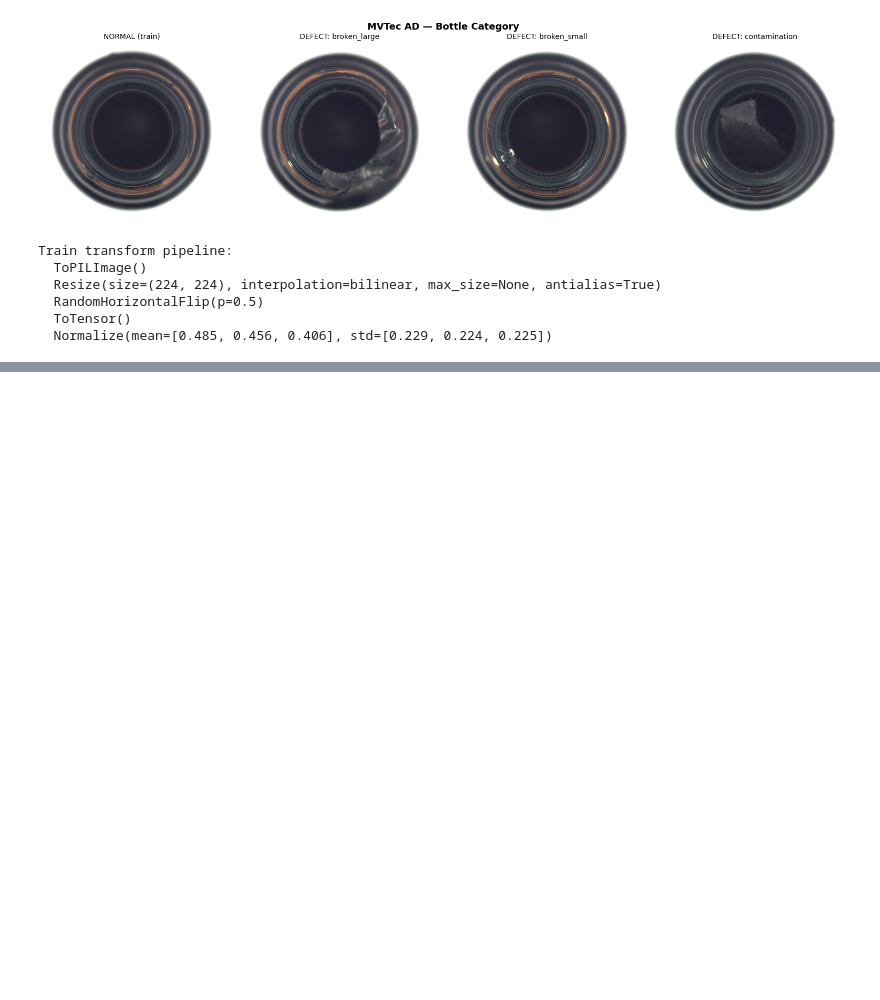
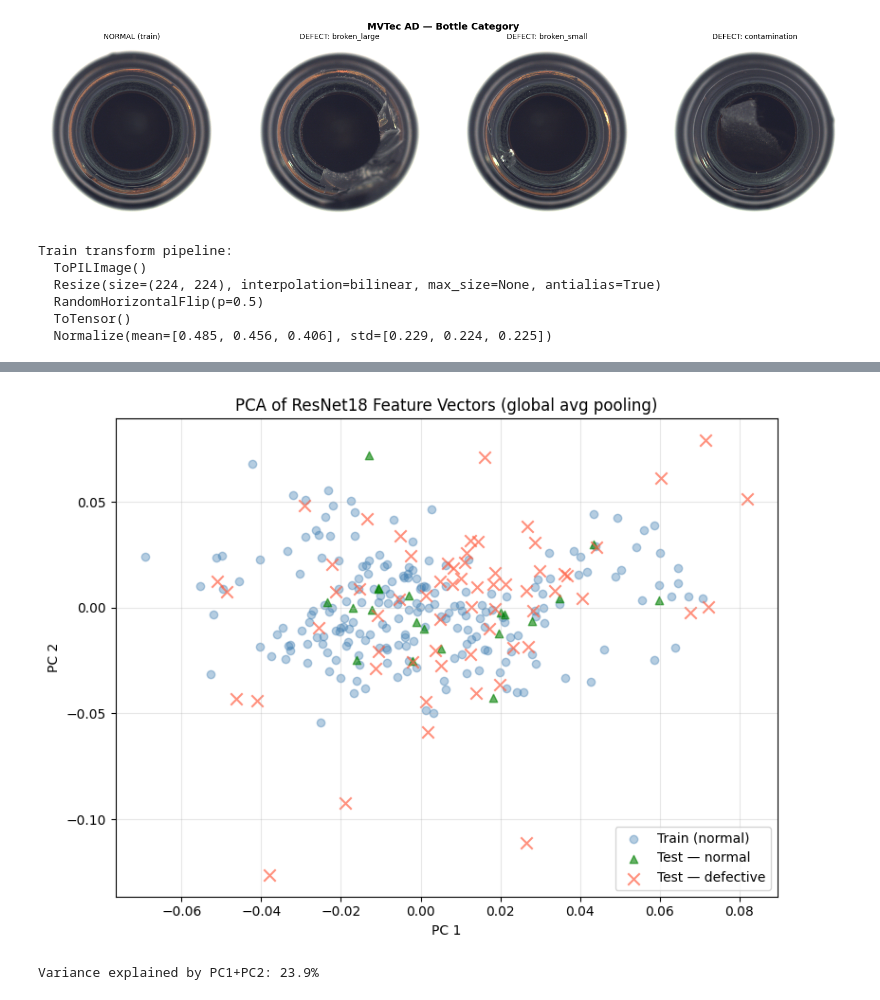
Before and after one commit to DianaHus/anomaly-detection-mvtec, a Jupyter notebook: notebook.ipynb, the cells around one changed output, grey strips where cells are left out. Cells and saved outputs as stored; diff of their text form; code cells hidden in the pictures; blank space fills up the shorter version.

```diff
--- a/notebook.ipynb
+++ b/notebook.ipynb
@@ -230,0 +336,43 @@ print(f"  Masks  : {list(masks.shape)}")
+# %%
+# ── Dimensionality reduction for feature visualisation ────────────────────────
+# Feature maps have shape (N, 128, 28, 28). To visualise them in 2D we use PCA.
+# First we "collapse" the spatial dimensions (28x28) with Global Average Pooling:
+# we average over all spatial positions -> each image becomes a 128-dimensional vector.
+# .mean(dim=[2, 3]) computes the mean over dimensions 2 and 3 (height and width)
+# .numpy() converts the PyTorch tensor to a NumPy array (required by scikit-learn)
+train_pooled = train_features.mean(dim=[2, 3]).numpy()  # (N_train, 128)
+test_pooled  = test_features.mean(dim=[2, 3]).numpy()   # (N_test, 128)
+test_labels  = np.array(test_dataset.labels)            # labels: 0=normal, 1=defective
+
+# ── PCA: from 128 dimensions down to 2 ───────────────────────────────────────
+# PCA(n_components=2) finds the 2 directions of maximum variance in the 128-dim space.
+# .fit() computes the principal components on the training data.
+# .transform() projects the data onto the 2 new dimensions.
+pca = PCA(n_components=2).fit(train_pooled)
+train_2d = pca.transform(train_pooled)  # (N_train, 2): 2D coordinates for each training image
+test_2d  = pca.transform(test_pooled)   # (N_test, 2): 2D coordinates for each test image
+
+# ── Scatter plot visualisation ────────────────────────────────────────────────
+plt.figure(figsize=(8, 6))
+# Blue dots: training images (all normal)
+plt.scatter(train_2d[:, 0], train_2d[:, 1],
+            c="steelblue", alpha=0.4, label="Train (normal)")
+# Green triangles: normal test images (test_labels == 0)
+# Boolean indexing: test_2d[mask, :] selects only rows where mask is True
+plt.scatter(test_2d[test_labels == 0, 0], test_2d[test_labels == 0, 1],
+            c="green", alpha=0.6, marker="^", label="Test — normal")
+# Red crosses: defective test images (test_labels == 1)
+plt.scatter(test_2d[test_labels == 1, 0], test_2d[test_labels == 1, 1],
+            c="tomato", alpha=0.7, marker="x", s=80, label="Test — defective")
+plt.xlabel("PC 1")   # first principal component
+plt.ylabel("PC 2")   # second principal component
+plt.title("PCA of ResNet18 Feature Vectors (global avg pooling)")
+plt.legend()
+plt.grid(True, alpha=0.3)  # semi-transparent background grid
+plt.tight_layout()
+plt.show()
+# explained_variance_ratio_ shows how much total variance the chosen components capture
+print(f"Variance explained by PC1+PC2: {pca.explained_variance_ratio_.sum():.1%}")
+# %% [output]
+[figure, added]
+Variance explained by PC1+PC2: 23.9%
```
Also changed, not shown: parts of 5 cells of this notebook.
